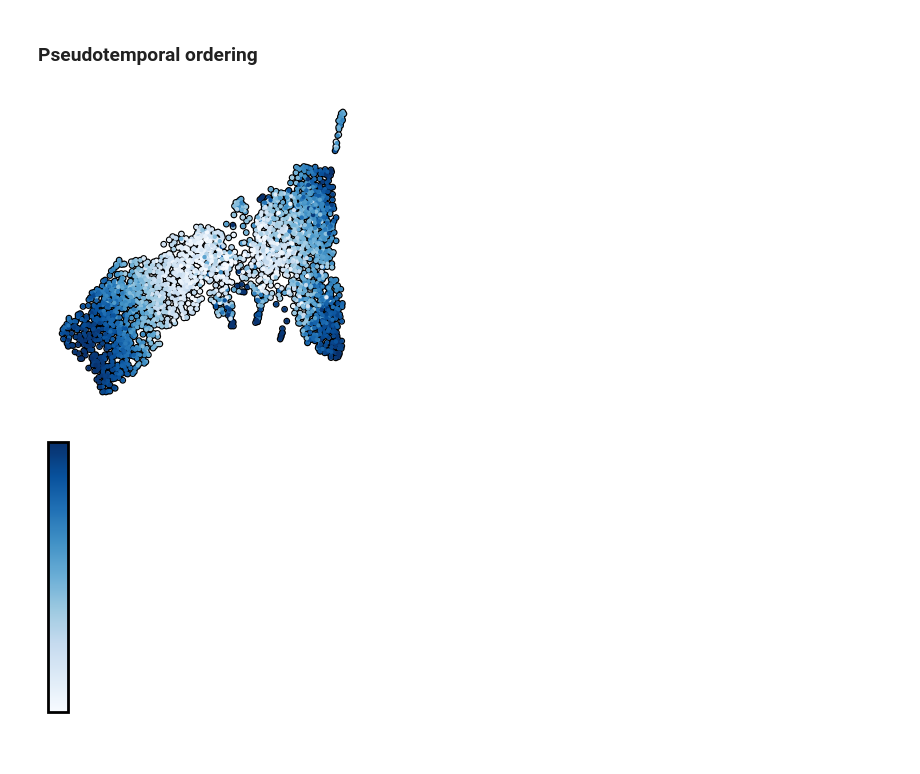
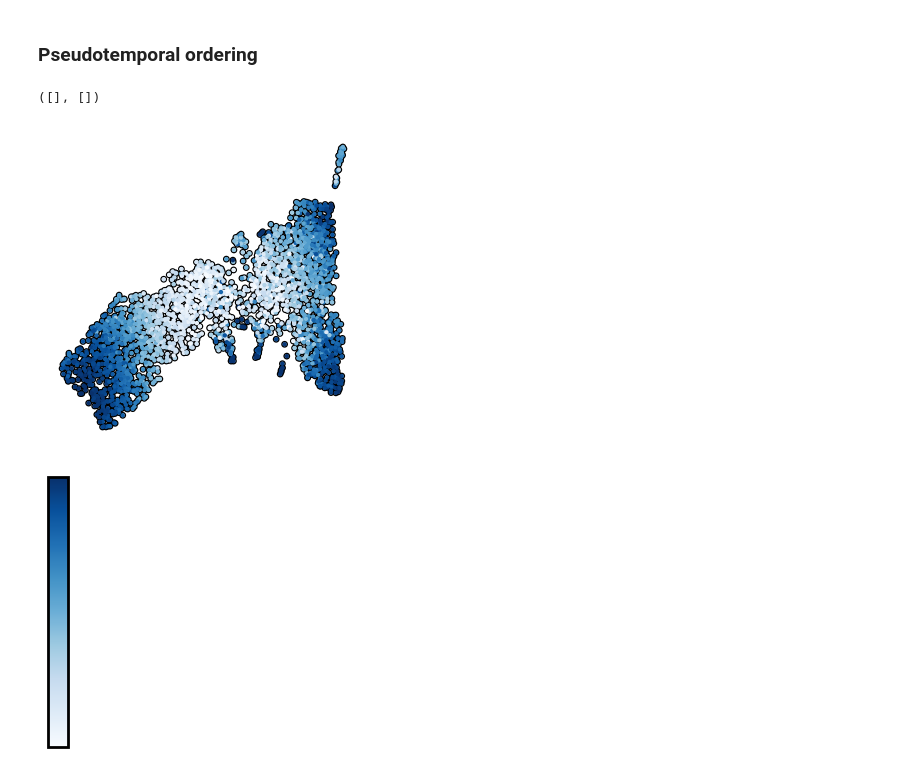
Before and after one commit to dahlinlab/MultistageOT, a Jupyter notebook: scripts/notebooks/real_data/paul2015/main.ipynb, the cells around one changed output. Cells and saved outputs as stored; diff of their text form; code cells hidden in the pictures.

```diff
--- a/scripts/notebooks/real_data/paul2015/main.ipynb
+++ b/scripts/notebooks/real_data/paul2015/main.ipynb
@@ -458,14 +466,15 @@ plt.yticks([])
 # %%
 fig, ax = plt.subplots(figsize=(4,4))
 pt_order = msot.pseudotemporal_order()
 plt.scatter(embedding['umap_1'],embedding['umap_2'],s=15, facecolor='none',edgecolor='k')
-plt.scatter(embedding['umap_1'],embedding['umap_2'],s=10, edgecolor='none',c=pt_order, cmap='Blues')
+plt.scatter(embedding['umap_1'],embedding['umap_2'],s=10, edgecolor='none',c=pt_order.loc[embedding.index], cmap='Blues')
 
 sbn.despine(left=True,bottom=True)
 plt.xticks([])
 plt.yticks([])
 # %% [output]
+([], [])
-[figure, old version]
+[figure, new version]
 # %%
 fig = plt.figure(figsize=(8, 3))
 ax = fig.add_axes([0., 0., 0.025, 0.9])
```
Also changed, not shown: parts of 18 cells of this notebook.
